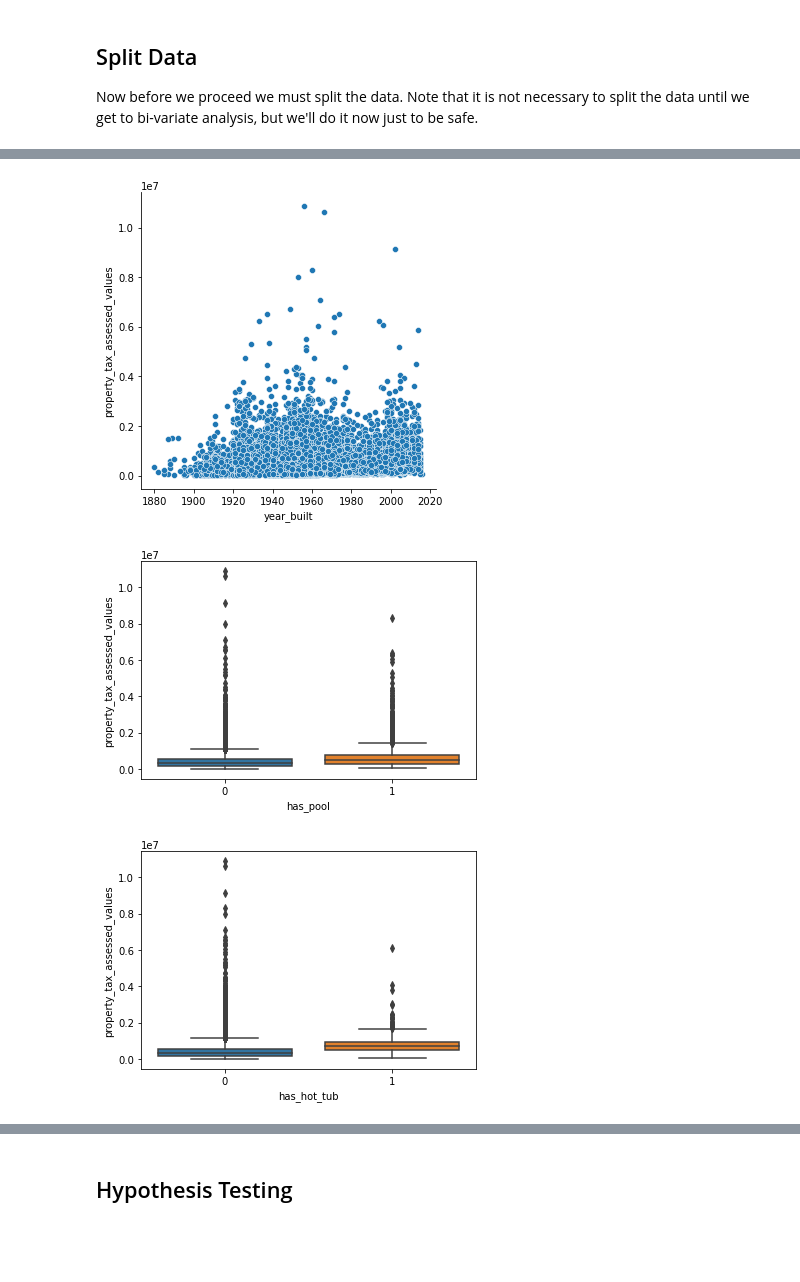
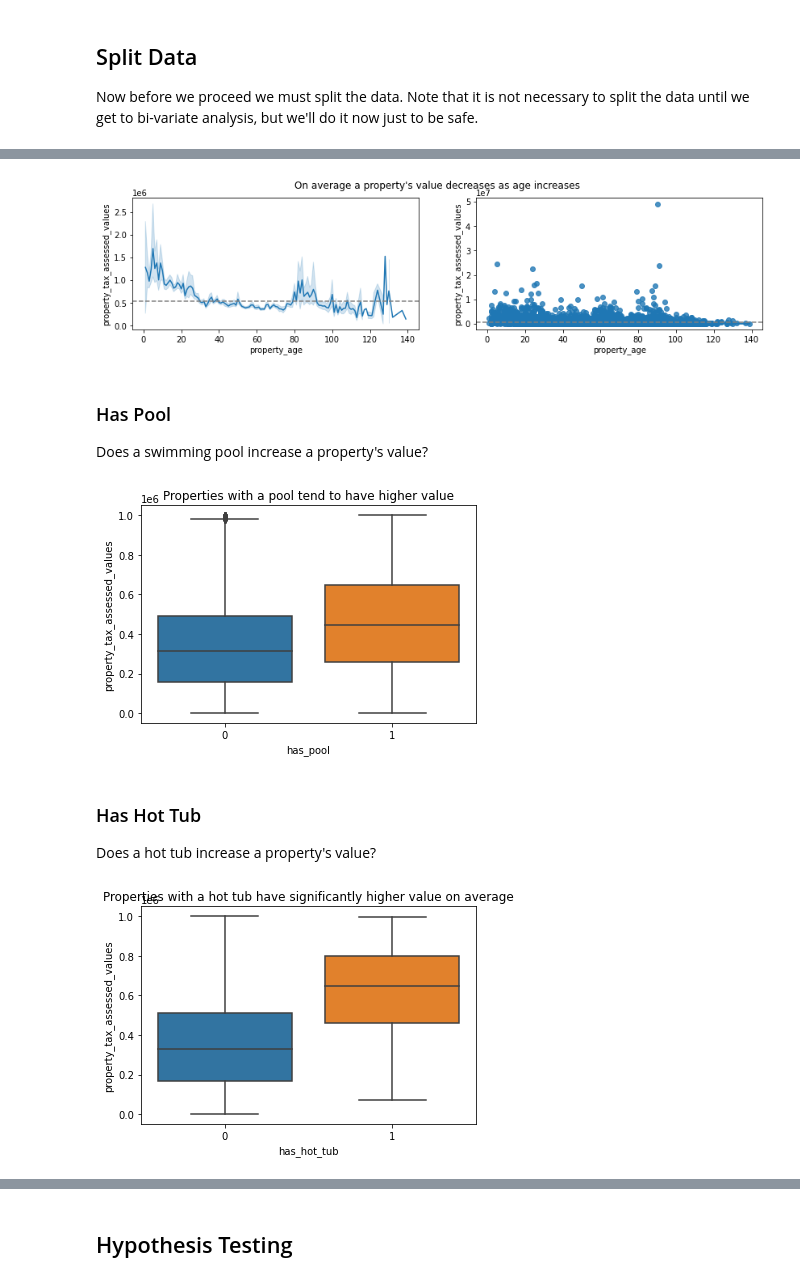
Before and after one commit to alegarcia-dev/zillow-regression-project, a Jupyter notebook: notebooks/explore.ipynb, the cells around one changed output, grey strips where cells are left out. Saved outputs shown, nothing was run; the diff lists cells and outputs as text; code cells hidden in the pictures; blank space fills up the shorter version.

```diff
--- a/notebooks/explore.ipynb
+++ b/notebooks/explore.ipynb
@@ -253,15 +369,37 @@ sns.relplot(data = train, x = 'fed_code', y = 'property_tax_assessed_values');
 # %%
-# year built
-sns.relplot(data = train, x = 'year_built', y = 'property_tax_assessed_values');
+# year built vs. property value
+
+fig, ax = plt.subplots(nrows = 1, ncols = 2, figsize = (14, 3))
+mean = train.property_tax_assessed_values.mean()
+
+fig.suptitle("On average a property's value decreases as age increases")
+
+sns.lineplot(data = train, x = 'property_age', y = 'property_tax_assessed_values', ax = ax[0])
+ax[0].axhline(mean, ls='--', color='grey')
+
+sns.regplot(data = train, x = 'property_age', y = 'property_tax_assessed_values', ax = ax[1])
+ax[1].axhline(mean, ls='--', color='grey');
 # %% [output]
-[figure, old version]
+[figure, new version]
+# %% [markdown]
+### Has Pool
+
+Does a swimming pool increase a property's value?
 # %%
-# Pool
-sns.boxplot(data = train, x = 'has_pool', y = 'property_tax_assessed_values');
+# Pool vs. property value
+
+sns.boxplot(data = train[mask], x = 'has_pool', y = 'property_tax_assessed_values')
+plt.title("Properties with a pool tend to have higher value");
 # %% [output]
-[figure, old version]
+[figure, new version]
+# %% [markdown]
+### Has Hot Tub
+
+Does a hot tub increase a property's value?
 # %%
-# hot tub
-sns.boxplot(data = train, x = 'has_hot_tub', y = 'property_tax_assessed_values');
+# hot tub vs. property value
+
+sns.boxplot(data = train[mask], x = 'has_hot_tub', y = 'property_tax_assessed_values')
+plt.title('Properties with a hot tub have significantly higher value on average');
 # %% [output]
-[figure, old version]
+[figure, new version]
```
Also changed, not shown: parts of 62 cells of this notebook, 2 other files.
